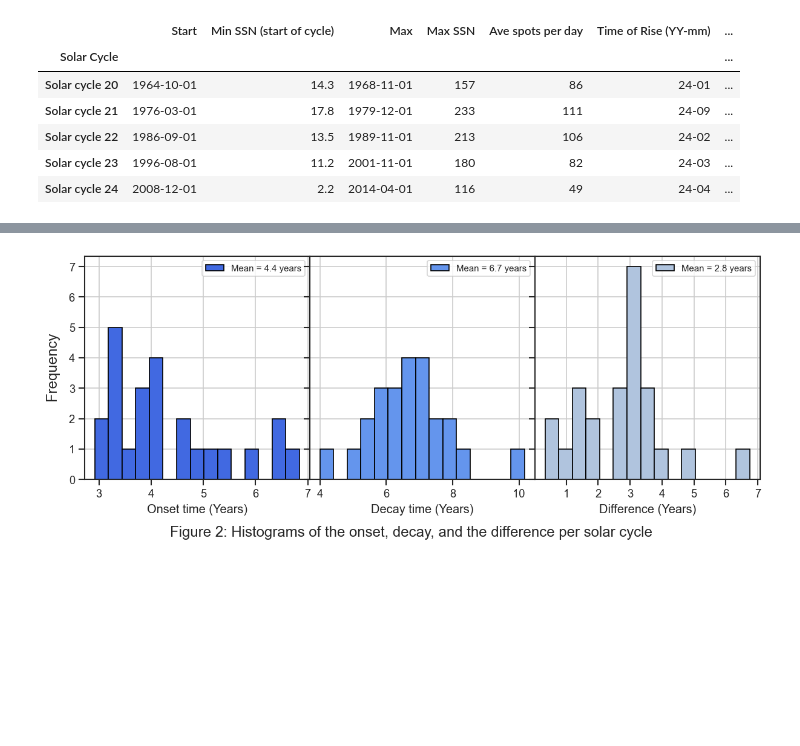
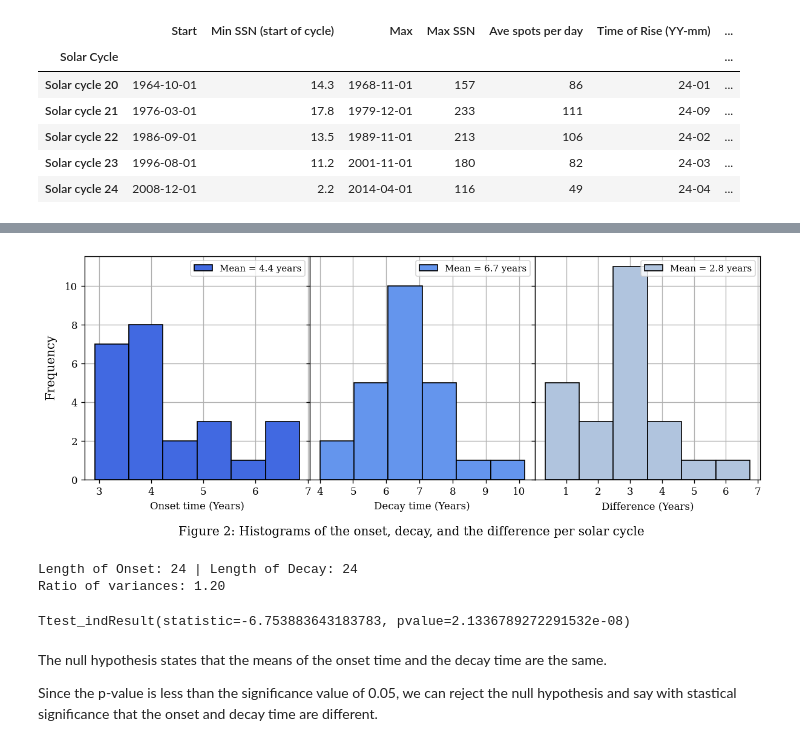
Before and after one commit to levetation/Solar-Cycles, a Jupyter notebook: SolarCycle.ipynb, the cells around one changed output, grey strips where cells are left out. Drawn from its saved outputs; the diff is of its cells as text; code cells hidden in the pictures; blank space fills up the shorter version.

```diff
--- a/SolarCycle.ipynb
+++ b/SolarCycle.ipynb
@@ -100,30 +97,59 @@ plt.show()
 # %%
 fig, (a0, a1, a2) = plt.subplots(
     1, 3,
     figsize=(12, 4),
     sharey=True,
     dpi=120
 )
 
+# Sturge's rule
+nBins = 1 + int(np.ceil(np.log2(len(SolarCycles1to24))))
+
 # Plotting
-a0.hist(SolarCycles1to24['Onset time (Years)'], bins=15, edgecolor='black', color='royalblue', label=f"Mean = {round(SolarCycles1to24['Onset time (Years)'].mean(), 1)} years")
-a1.hist(SolarCycles1to24['Decay time (Years)'], bins=15, edgecolor='black', color='cornflowerblue', label=f"Mean = {round(SolarCycles1to24['Decay time (Years)'].mean(), 1)} years")
-a2.hist(SolarCycles1to24['Onset-Decay Difference (Years)'], bins=15, edgecolor='black', color='lightsteelblue', label=f"Mean = {round(SolarCycles1to24['Onset-Decay Difference (Years)'].mean(), 1)} years")
+a0.hist(SolarCycles1to24['Onset time (Years)'], bins=nBins, edgecolor='black', color='royalblue', label=f"Mean = {round(SolarCycles1to24['Onset time (Years)'].mean(), 1)} years")
+a1.hist(SolarCycles1to24['Decay time (Years)'], bins=nBins, edgecolor='black', color='cornflowerblue', label=f"Mean = {round(SolarCycles1to24['Decay time (Years)'].mean(), 1)} years")
+a2.hist(SolarCycles1to24['Onset-Decay Difference (Years)'], bins=nBins, edgecolor='black', color='lightsteelblue', label=f"Mean = {round(SolarCycles1to24['Onset-Decay Difference (Years)'].mean(), 1)} years")
 
 # Labelling
 fig.supylabel("Frequency", x=0.08)
 fig.suptitle("Figure 2: Histograms of the onset, decay, and the difference per solar cycle", y=-0.05)
 a0.set_xlabel('Onset time (Years)')
 a1.set_xlabel('Decay time (Years)')
 a2.set_xlabel('Difference (Years)')
 a2.set_xticks([1, 2, 3, 4, 5, 6, 7])
 plt.subplots_adjust(wspace=0)
 for figure in (a0, a1, a2):
     figure.grid()
     figure.set_axisbelow(True)
     figure.legend(loc='best', fontsize=9)
 # %% [output]
-[figure, old version]
+[figure, new version]
+# %%
+# If the ratio of large variance to second variance is less than 4, general rule of thumb says they have an equal variance.
+
+Onset = SolarCycles1to24['Onset time (Years)']
+Decay = SolarCycles1to24['Decay time (Years)']
+
+print("Length of Onset:", len(Onset), "|", "Length of Decay:", len(Decay))
+
+# Comparing the variances between Onset and decay time
+if np.var(Decay) > np.var(Onset): varRatio = np.var(Decay) / np.var(Onset)
+else: varRatio = np.var(Onset) / np.var(Decay)
+
+print(f"Ratio of variances: {varRatio:.2f}")
+# %% [output]
+Length of Onset: 24 | Length of Decay: 24
+Ratio of variances: 1.20
+# %%
+from scipy.stats import ttest_ind
+
+ttest_ind(Onset, Decay, equal_var=True)
+# %% [output]
+Ttest_indResult(statistic=-6.753883643183783, pvalue=2.1336789272291532e-08)
+# %% [markdown]
+The null hypothesis states that the means of the onset time and the decay time are the same.
+
+Since the p-value is less than the significance value of 0.05, we can reject the null hypothesis and say with stastical significance that the onset and decay time are different.
 # %%
 df = SolarCycles1to24[
     [
```
Also changed, not shown: parts of 4 cells of this notebook.
